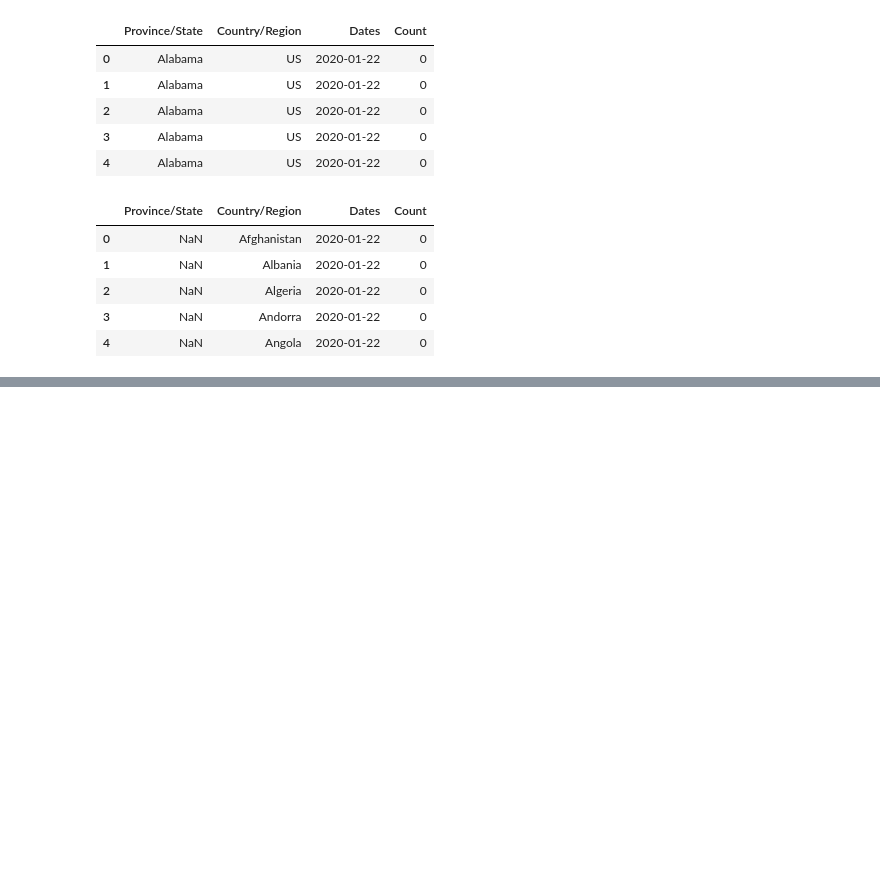
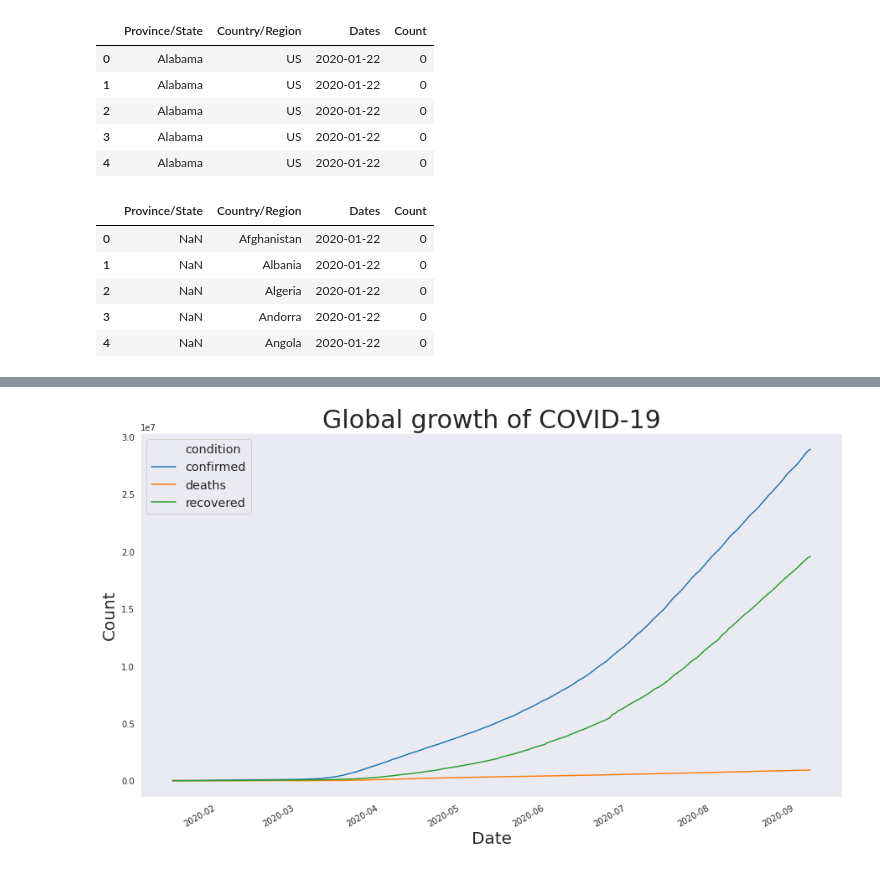
Before and after one commit to acchu99/covid-19-data-mining, a Jupyter notebook: COVID_19_Data_Mining.ipynb, the cells around one changed output, grey strips where cells are left out. Saved outputs shown, nothing was run; the diff lists cells and outputs as text; code cells hidden in the pictures; blank space fills up the shorter version.

```diff
--- a/COVID_19_Data_Mining.ipynb
+++ b/COVID_19_Data_Mining.ipynb
@@ -3,6 +3,10 @@
 # %%
 import numpy as np
 import pandas as pd
+import matplotlib.pyplot as plt
+import seaborn as sns
+
+sns.set_style("dark")
 # %% [markdown]
 import dataset from this link: https://github.com/Ashwin1999/COVID-19-Data-Mining
 # %%
@@ -87,3 +91,16 @@ recovered.head()
 | 2 | NaN | Algeria | 2020-01-22 | 0 |
 | 3 | NaN | Andorra | 2020-01-22 | 0 |
 | 4 | NaN | Angola | 2020-01-22 | 0 |
+# %%
+df1 = confirmed.groupby('Dates').sum().reset_index()
+df2 = deaths.groupby('Dates').sum().reset_index()
+df3 = recovered.groupby('Dates').sum().reset_index()
+
+cdr = pd.DataFrame({
+    'date': df1.Dates,
+    'confirmed': df1.Count,
+    'deaths': df2.Count,
+    'recovered': df3.Count,
+})
+
+cdr.head()
@@ -89,0 +114,3 @@ recovered.head()
+# %%
+cdr = cdr.melt('date', cdr.columns[1:], var_name='condition', value_name='count')
+cdr.head()
@@ -89,0 +124,13 @@ recovered.head()
+# %%
+plt.figure(figsize=(15,8));
+
+growth = sns.lineplot(cdr["date"], cdr["count"], hue=cdr["condition"]);
+
+growth.set_title("Global growth of COVID-19",fontsize=30);
+growth.set_xlabel("Date",fontsize=20);
+growth.set_ylabel("Count",fontsize=20);
+
+plt.xticks(rotation=30);
+plt.legend(fontsize='x-large');
+# %% [output]
+[figure, added]
```
Also changed, not shown: parts of 2 cells of this notebook.
